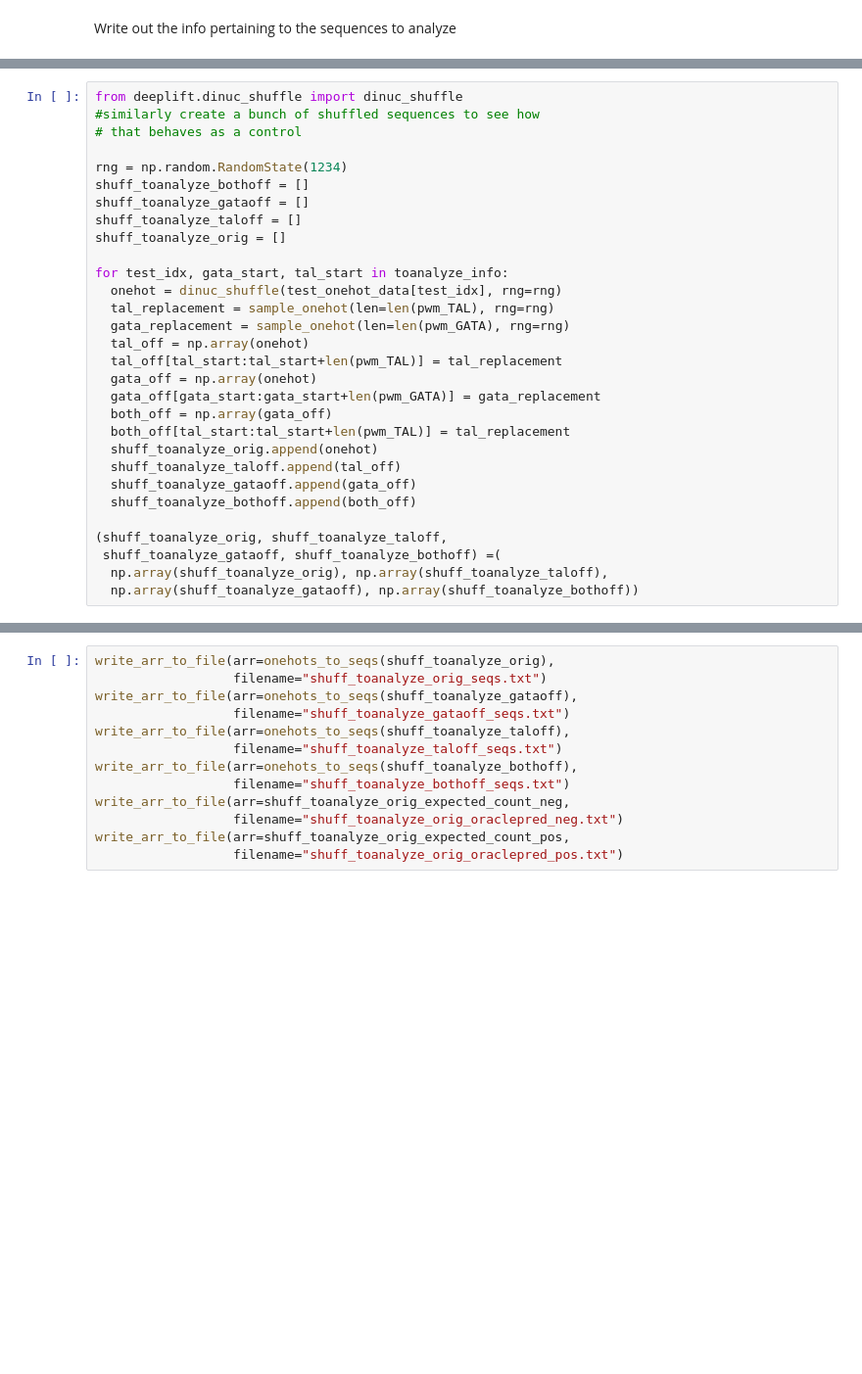
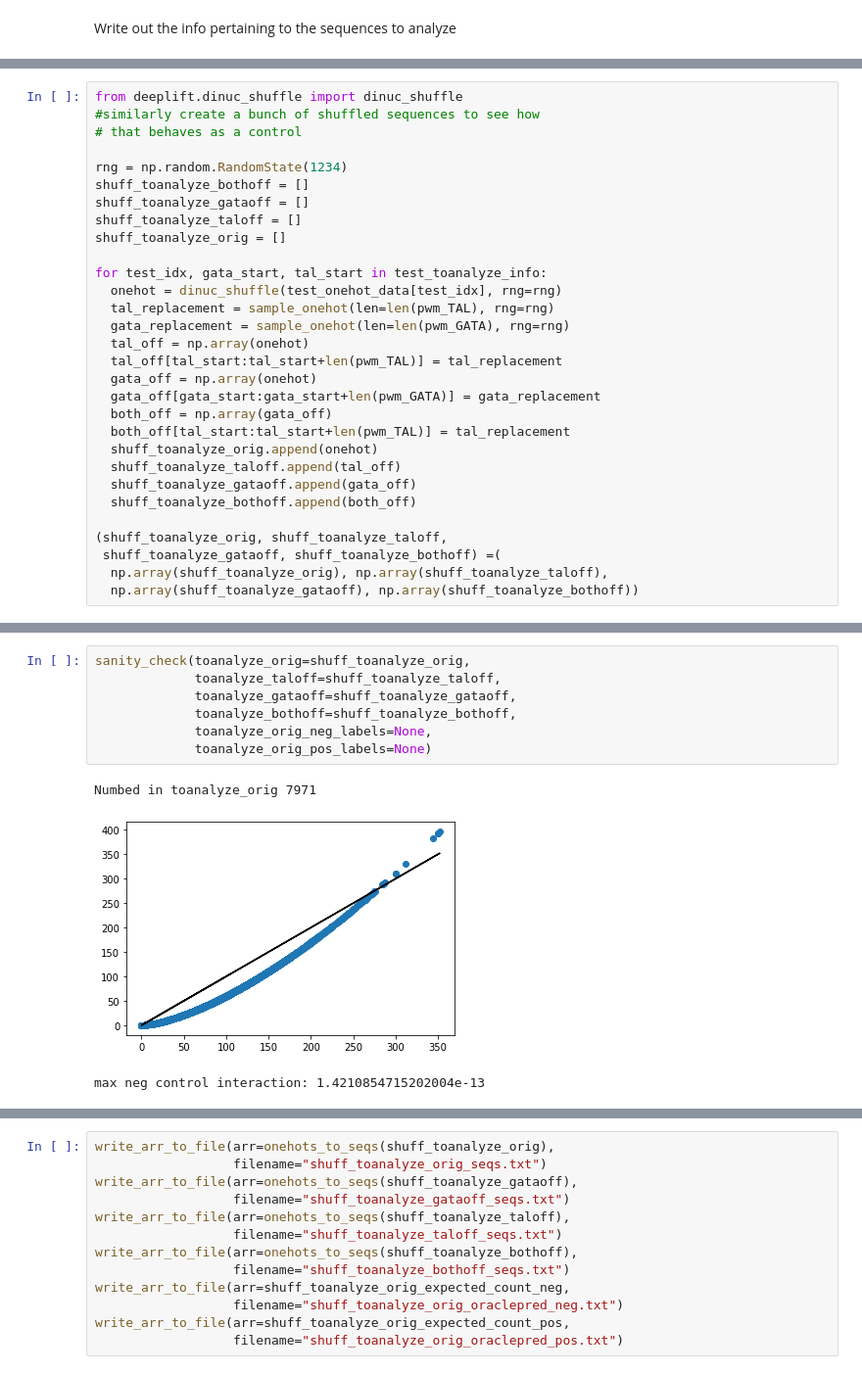
Before and after one commit to kundajelab/feature_interactions, a Jupyter notebook: av/Generate_Data.ipynb, the cells around one changed output, grey strips where cells are left out. Shown at 98% size. Drawn from its saved outputs; the diff is of its cells as text; blank space fills up the shorter version.

```diff
--- a/av/Generate_Data.ipynb
+++ b/av/Generate_Data.ipynb
@@ -463,7 +553,7 @@ shuff_toanalyze_gataoff = []
 shuff_toanalyze_taloff = []
 shuff_toanalyze_orig = []
 
-for test_idx, gata_start, tal_start in toanalyze_info:
+for test_idx, gata_start, tal_start in test_toanalyze_info:
   onehot = dinuc_shuffle(test_onehot_data[test_idx], rng=rng)
   tal_replacement = sample_onehot(len=len(pwm_TAL), rng=rng)
   gata_replacement = sample_onehot(len=len(pwm_GATA), rng=rng)
@@ -527,0 +579,11 @@ shuff: max neg control interaction: 1.1368683772161603e-13
+# %%
+sanity_check(toanalyze_orig=shuff_toanalyze_orig,
+             toanalyze_taloff=shuff_toanalyze_taloff,
+             toanalyze_gataoff=shuff_toanalyze_gataoff,
+             toanalyze_bothoff=shuff_toanalyze_bothoff,
+             toanalyze_orig_neg_labels=None,
+             toanalyze_orig_pos_labels=None)
+# %% [output]
+Numbed in toanalyze_orig 7971
+[figure, added]
+max neg control interaction: 1.4210854715202004e-13
```
Also changed, not shown: parts of 16 cells of this notebook.
